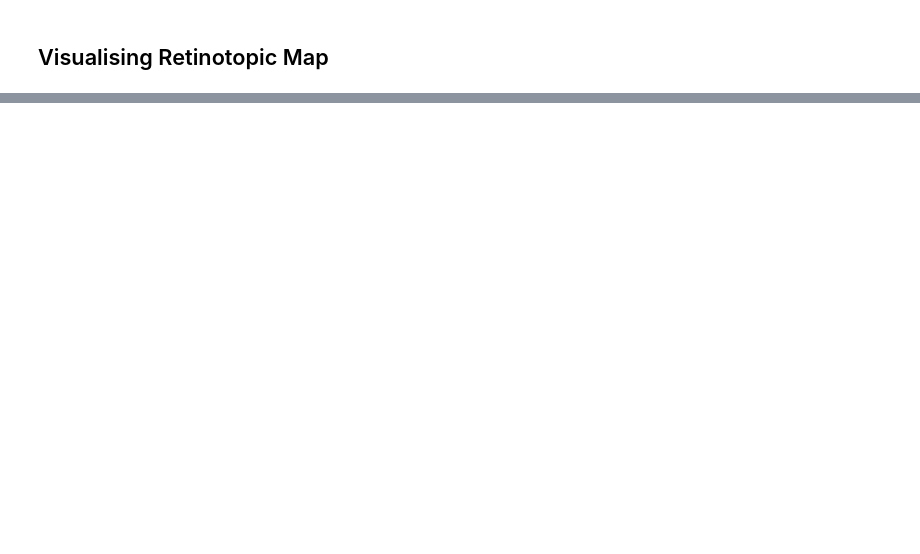
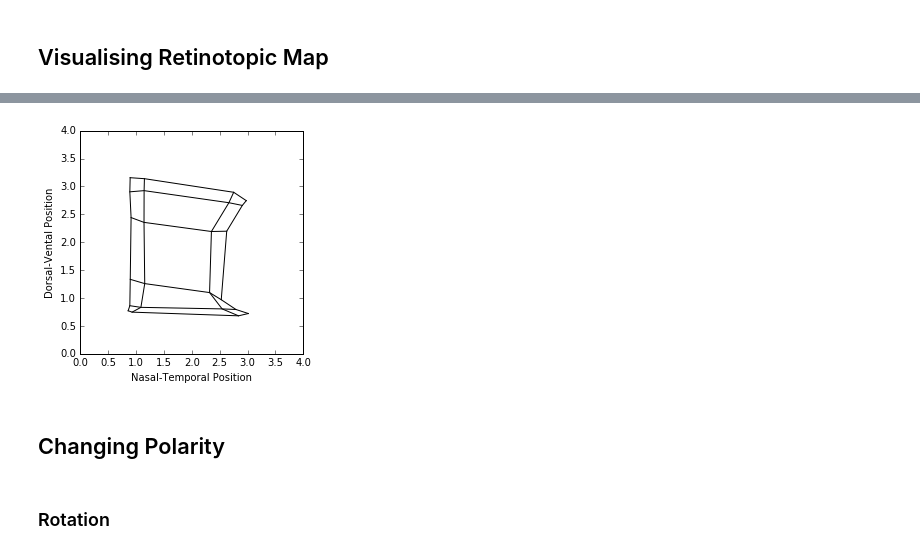
Before and after one commit to dkeitley/Map-Formation-Models, a Jupyter notebook: Neural_Activity_Model.ipynb, the cells around one changed output, grey strips where cells are left out. Drawn from its saved outputs; the diff is of its cells as text; code cells hidden in the pictures; blank space fills up the shorter version.

```diff
--- a/Neural_Activity_Model.ipynb
+++ b/Neural_Activity_Model.ipynb
@@ -479,0 +611,7 @@ plot_map(rf_centres)
+# %%
+reset_sheet_params(5,5,4,6)
+plot_map(rfc3)
+# %% [output]
+[figure, added]
+# %% [markdown]
+## Changing Polarity
@@ -479,0 +672,2 @@ plot_map(rf_centres)
+# %% [markdown]
+### Rotation
```
Also changed, not shown: parts of 33 cells of this notebook.
